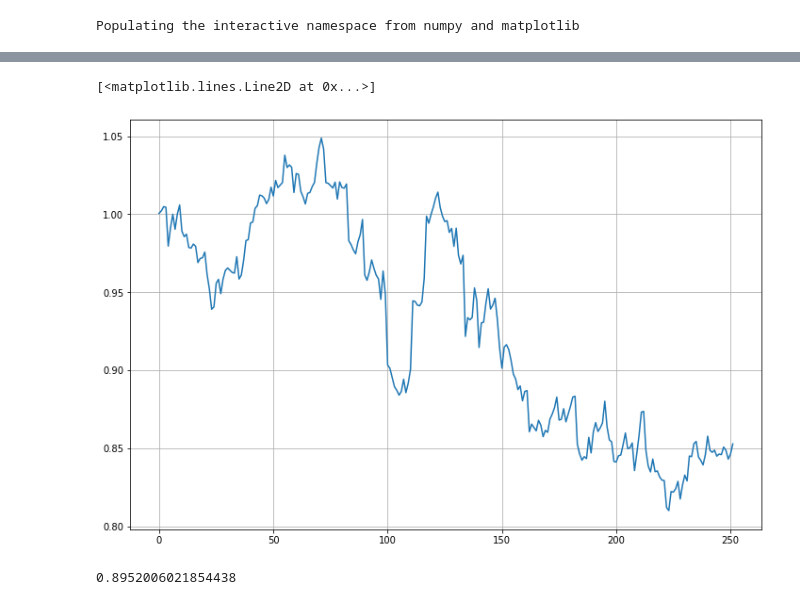
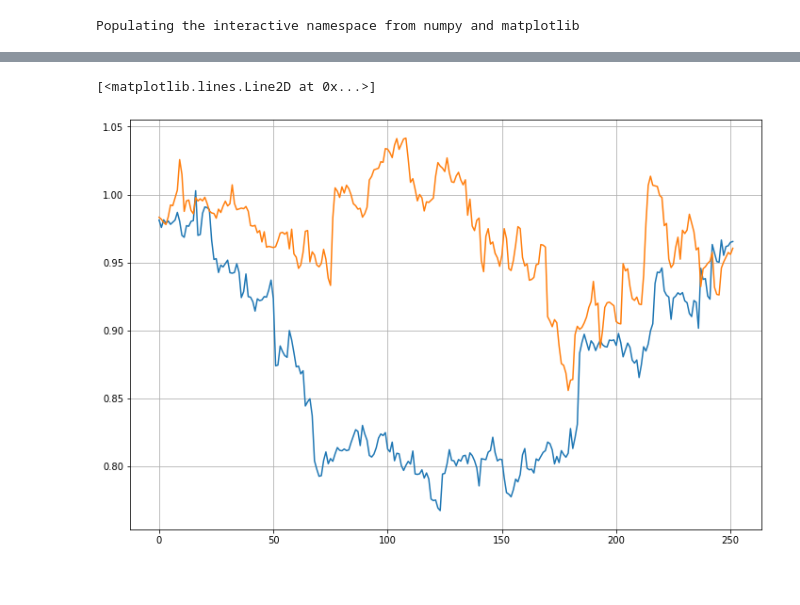
Before and after one commit to idrach55/Trading, a Jupyter notebook: stocks.ipynb, the cells around one changed output, grey strips where cells are left out. Cells and saved outputs as stored; diff of their text form; code cells hidden in the pictures.

```diff
--- a/stocks.ipynb
+++ b/stocks.ipynb
@@ -62,12 +68,10 @@ vals.mean()
 # %%
 paths = CDFgen(100000,252)
-# %%
-plot(paths[0])
-# %% [output]
-[<matplotlib.lines.Line2D at 0x...>]
-[figure, removed]
-# %%
-paths[:,-1].mean()
-# %% [output]
-0.8952006021854438
+# %%
+# Example paths
+plot(paths[0])
+plot(paths[1])
+# %% [output]
+[<matplotlib.lines.Line2D at 0x...>]
+[figure, added]
 # %%
```
Also changed, not shown: parts of 20 cells of this notebook.
